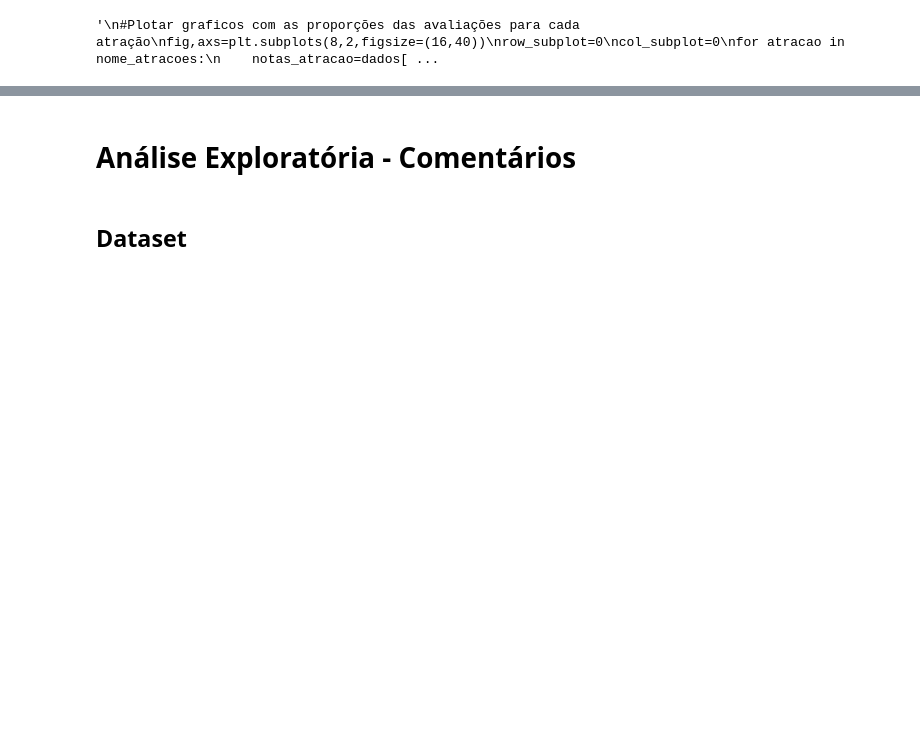
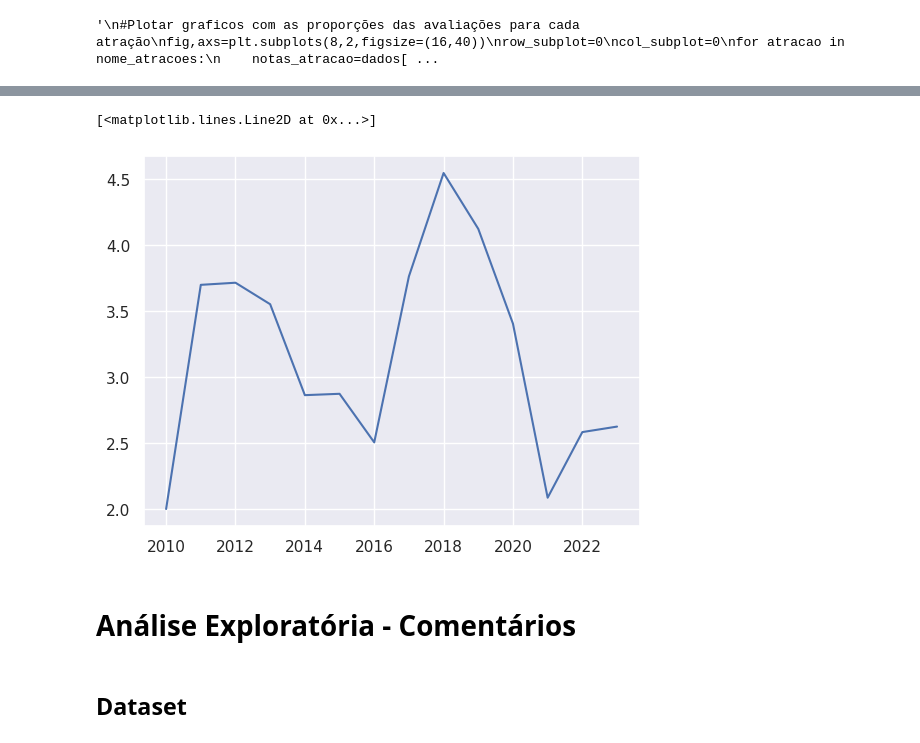
Before and after one commit to RodolfoPCruz/trip_advisor, a Jupyter notebook: trip_advisor.ipynb, the cells around one changed output, grey strips where cells are left out. Saved outputs shown, nothing was run; the diff lists cells and outputs as text; code cells hidden in the pictures; blank space fills up the shorter version.

```diff
--- a/trip_advisor.ipynb
+++ b/trip_advisor.ipynb
@@ -257,3 +257,15 @@ fig.delaxes(axs[7][1])
+# %%
+x=dados['hopi_hari']
+# %%
+x['ano']=x['data'].apply(lambda x:x.split(' ')[-1])
+x=x.astype({'ano':'int'})
+# %%
+y=x.groupby('ano').agg(Total=('nota','mean'))
+# %%
+plt.plot(y.index,y['Total'])
+# %% [output]
+[<matplotlib.lines.Line2D at 0x...>]
+[figure, added]
 # %% [markdown]
 # Análise Exploratória - Comentários
 # %% [markdown]
```
Also changed, not shown: parts of 18 cells of this notebook.
